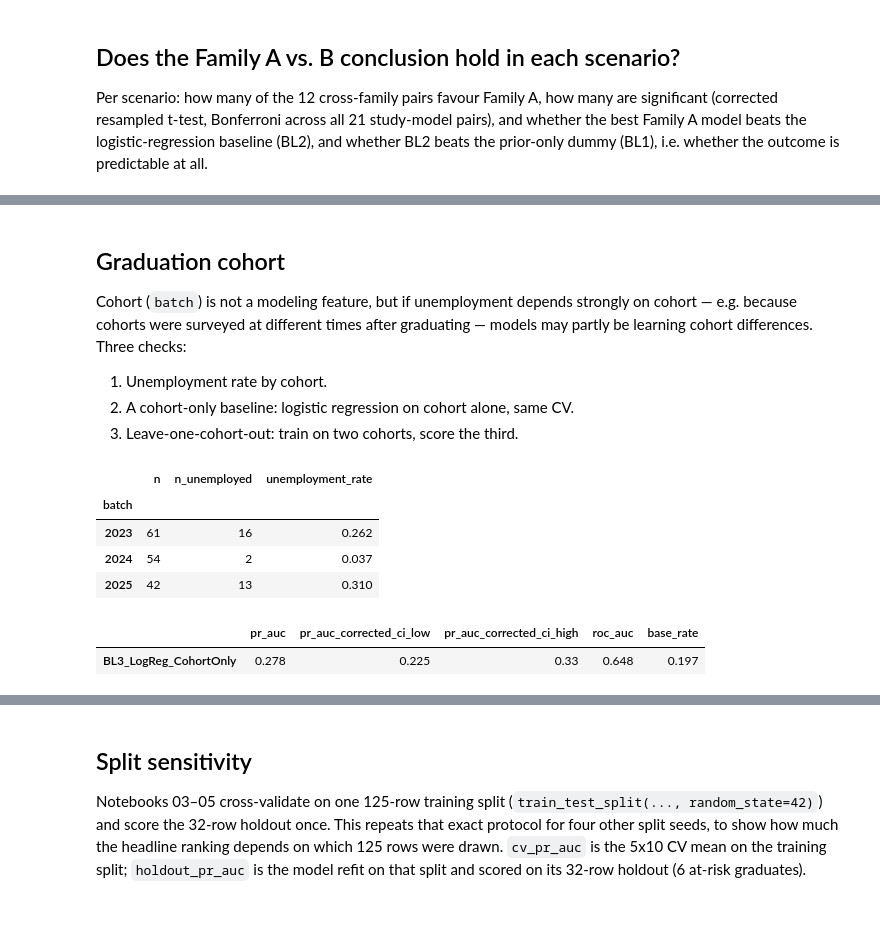
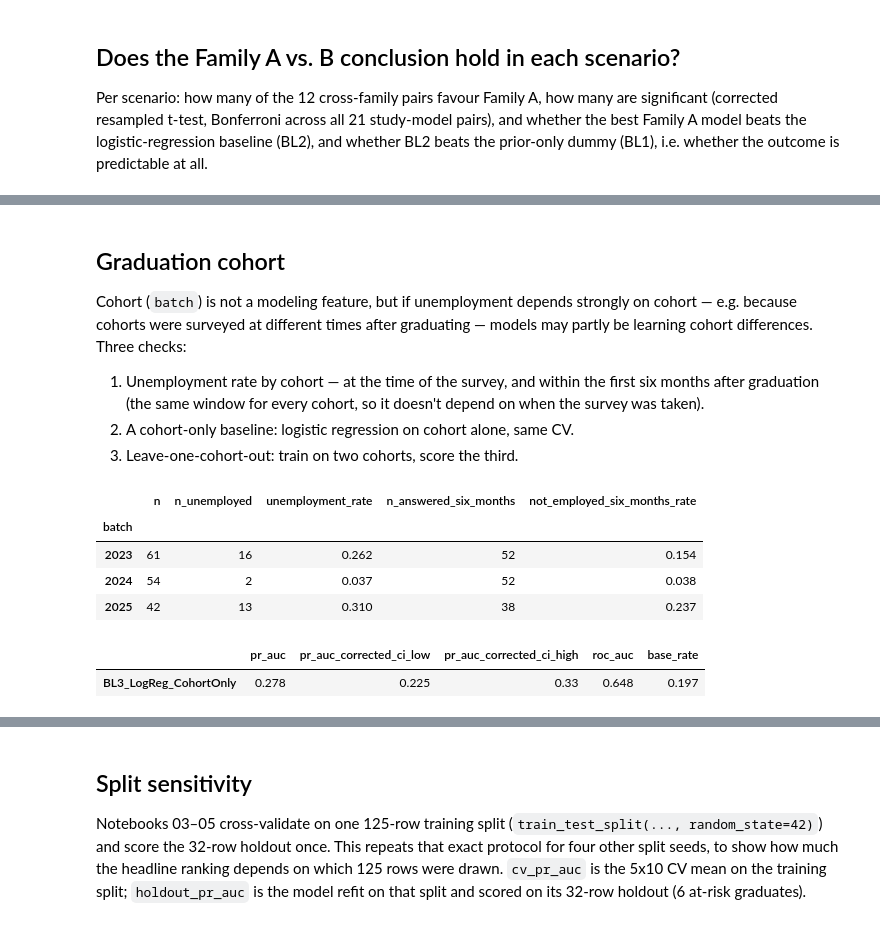
Before and after one commit to kbserrano/graduate-risk-analytics, a Jupyter notebook: notebooks/07_robustness.ipynb, the cells around one changed output, grey strips where cells are left out. Saved outputs shown, nothing was run; the diff lists cells and outputs as text; code cells hidden in the pictures.

```diff
--- a/notebooks/07_robustness.ipynb
+++ b/notebooks/07_robustness.ipynb
@@ -169,31 +176,38 @@ strongly on cohort — e.g. because cohorts were surveyed at different
 times after graduating — models may partly be learning cohort
 differences. Three checks:
 
-1. Unemployment rate by cohort.
+1. Unemployment rate by cohort — at the time of the survey, and within
+   the first six months after graduation (the same window for every
+   cohort, so it doesn't depend on when the survey was taken).
 2. A cohort-only baseline: logistic regression on cohort alone, same CV.
 3. Leave-one-cohort-out: train on two cohorts, score the third.
 # %%
 by_cohort = (
     df.groupby(COHORT_COLUMN)[TARGET_COLUMN]
     .agg(n="size", n_unemployed=lambda s: int((s == POS_LABEL).sum()))
 )
 by_cohort["unemployment_rate"] = by_cohort["n_unemployed"] / by_cohort["n"]
+six = df.dropna(subset=["employment_status_six_months"])
+by_cohort["n_answered_six_months"] = six.groupby(COHORT_COLUMN).size()
+by_cohort["not_employed_six_months_rate"] = (
+    six.groupby(COHORT_COLUMN)["employment_status_six_months"].apply(lambda s: (s == POS_LABEL).mean())
+)
 display(by_cohort.round(3))
 save_table(by_cohort, "cohort_unemployment")
 
 X_cohort = df[[COHORT_COLUMN]].astype(str)
 y = df[TARGET_COLUMN].astype(int)
 cohort_only = {"BL3_LogReg_CohortOnly": build_baseline_models([], [COHORT_COLUMN])["BL2_LogReg_Balanced"]}
 cohort_summary, _ = compare_models(cohort_only, X_cohort, y)
 display(cohort_summary[["pr_auc", "pr_auc_corrected_ci_low", "pr_auc_corrected_ci_high",
                         "roc_auc", "base_rate"]].round(3))
 save_table(cohort_summary, "cohort_only_baseline");
 # %% [output]
-|  | n | n_unemployed | unemployment_rate |
-| batch |  |  |  |
-| 2023 | 61 | 16 | 0.262 |
-| 2024 | 54 | 2 | 0.037 |
-| 2025 | 42 | 13 | 0.310 |
+|  | n | n_unemployed | unemployment_rate | n_answered_six_months | not_employed_six_months_rate |
+| batch |  |  |  |  |  |
+| 2023 | 61 | 16 | 0.262 | 52 | 0.154 |
+| 2024 | 54 | 2 | 0.037 | 52 | 0.038 |
+| 2025 | 42 | 13 | 0.310 | 38 | 0.237 |
 |  | pr_auc | pr_auc_corrected_ci_low | pr_auc_corrected_ci_high | roc_auc | base_rate |
 | BL3_LogReg_CohortOnly | 0.278 | 0.225 | 0.33 | 0.648 | 0.197 |
 # %%
```
Also changed, not shown: parts of 7 cells of this notebook, 8 other files.
